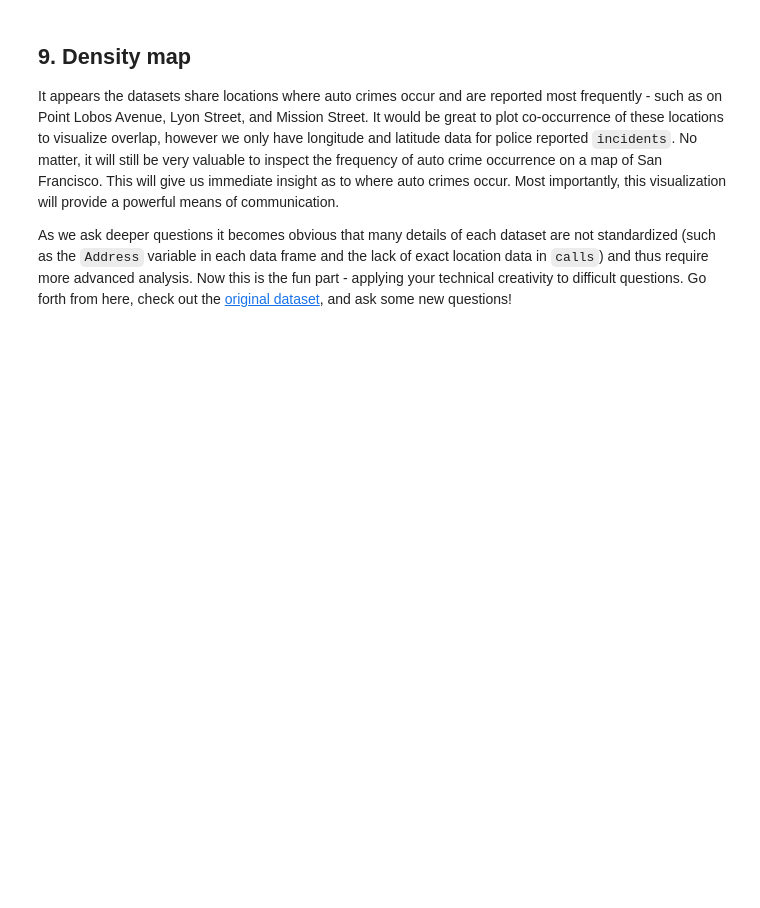
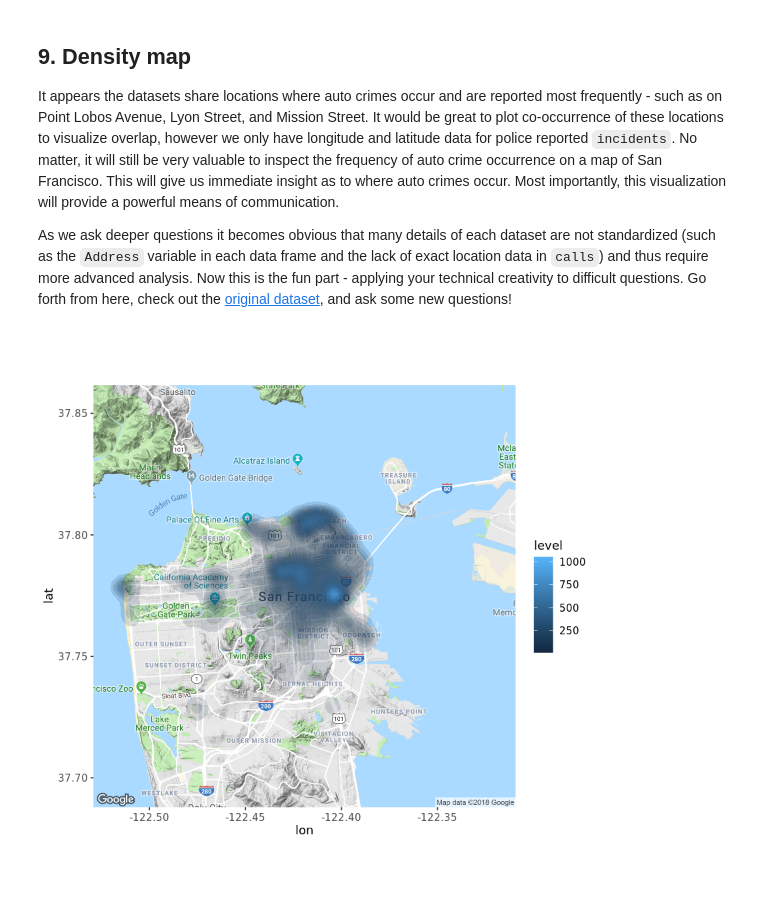
Before and after one commit to astham05/Data-Science-for-Social-Good-Crime-Study, a Jupyter notebook: notebook.ipynb, the cells around one changed output. Drawn from its saved outputs; the diff is of its cells as text; code cells hidden in the pictures; blank space fills up the shorter version.

```diff
--- a/notebook.ipynb
+++ b/notebook.ipynb
@@ -164,19 +232,21 @@ location_incidents
 <p>It appears the datasets share locations where auto crimes occur and are reported most frequently - such as on Point Lobos Avenue, Lyon Street, and Mission Street. It would be great to plot co-occurrence of these locations to visualize overlap, however we only have longitude and latitude data for police reported <code>incidents</code>. No matter, it will still be very valuable to inspect the frequency of auto crime occurrence on a map of San Francisco. This will give us immediate insight as to where auto crimes occur. Most importantly, this visualization will provide a powerful means of communication.</p>
 <p>As we ask deeper questions it becomes obvious that many details of each dataset are not standardized (such as the <code>Address</code> variable in each data frame and the lack of exact location data in <code>calls</code>) and thus require more advanced analysis. Now this is the fun part - applying your technical creativity to difficult questions. Go forth from here, check out the <a href="https://www.kaggle.com/san-francisco/sf-police-calls-for-service-and-incidents">original dataset</a>, and ask some new questions!</p>
 # %%
- Load ggmap
+ #Load ggmap
 library(ggmap)
 
 # Read in a static map of San Francisco
 sf_map <- readRDS("datasets/sf_map.RDS")
 
 # Filter grand theft auto incidents
 auto_incidents <- incidents_shared_dates %>%
     filter(Descript == "GRAND THEFT FROM LOCKED AUTO")
 
 # Overlay a density plot of auto incidents on the map
 ggmap(sf_map) +
   stat_density_2d(
     aes(x = X, y = Y, fill = ..level..), alpha = 0.15,
     size = 0.01, bins = 30, data = auto_incidents,
     geom = "polygon")
+# %% [output]
+[figure, added]
```
Also changed, not shown: parts of 8 cells of this notebook, 1 other file.
